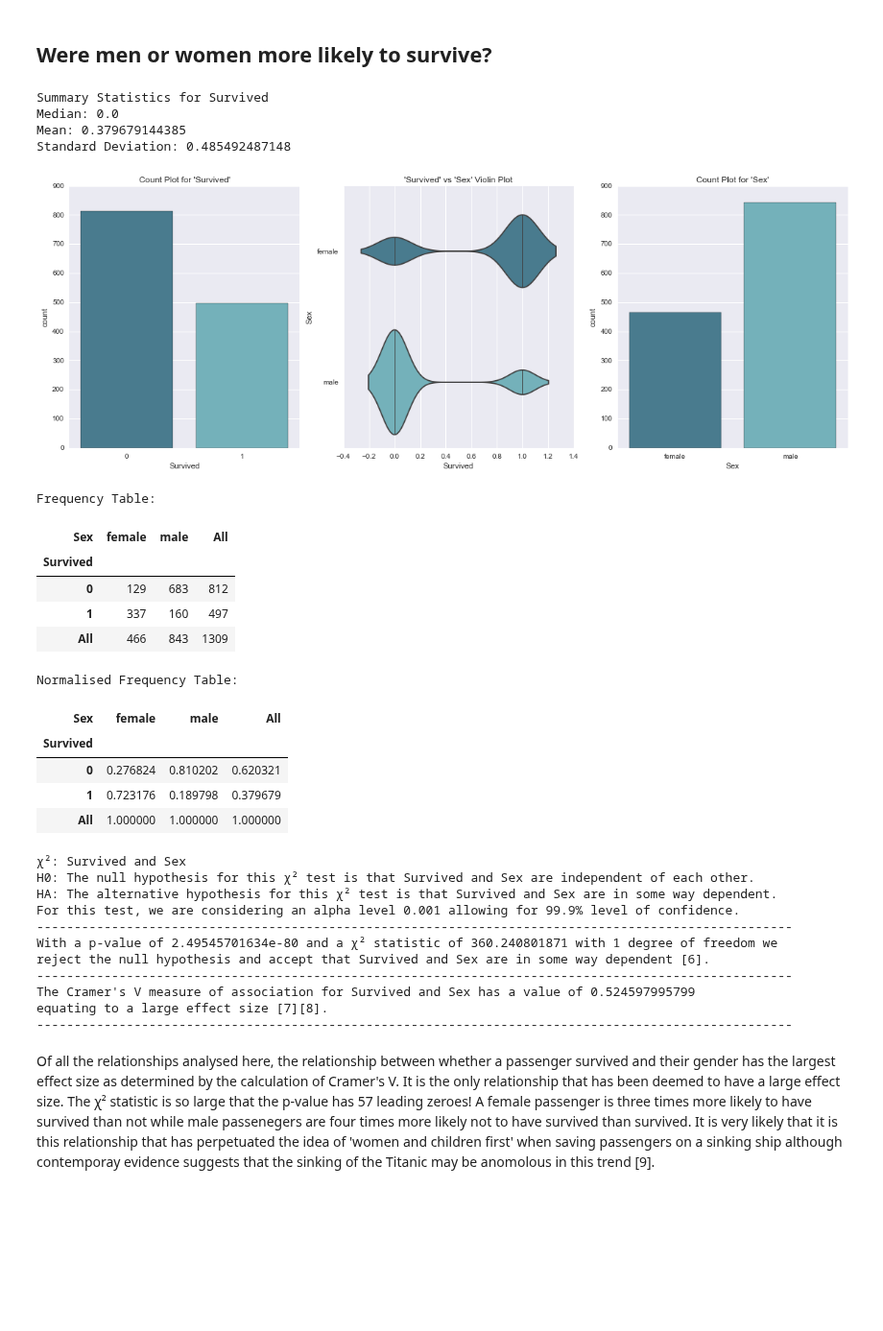
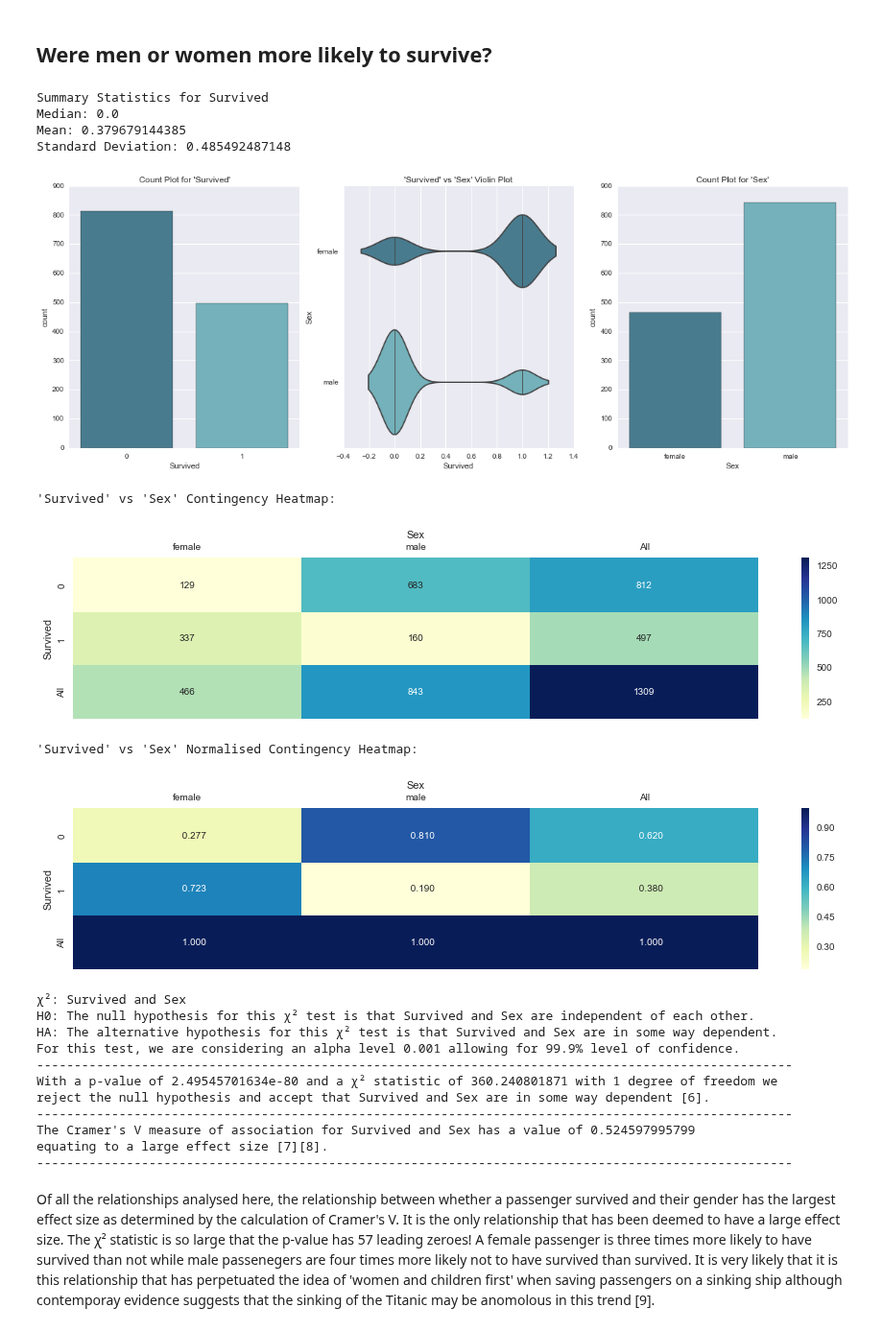
Before and after one commit to eminnett/da-nanodegree-investigate-a-dataset, a Jupyter notebook: investigating_the_titanic_dataset.ipynb, the cells around one changed output. Shown at 96% size. Saved outputs shown, nothing was run; the diff lists cells and outputs as text; code cells hidden in the pictures; blank space fills up the shorter version.

```diff
--- a/investigating_the_titanic_dataset.ipynb
+++ b/investigating_the_titanic_dataset.ipynb
@@ -497,32 +490,24 @@ Sadly, passengers with higher socio-econmic status were more likely to survive.
 # %%
 descriptive_statistics_of_numeric_series('Survived', "Survived")
 visual_analysis_of_two_categorical_variables('Survived', 'Sex')
 
-print "Frequency Table:"
-display(table_of_frequencies('Survived', 'Sex', mod_titanic_df, margins=True))
+heatmap_title = "'Survived' vs 'Sex' Contingency Heatmap:"
+heatmap(table_of_frequencies('Survived', 'Sex', mod_titanic_df), heatmap_title)
 
-print "Normalised Frequency Table:"
-display(table_of_frequencies('Survived', 'Sex', mod_titanic_df, margins=True, normalise=True))
+heatmap_title = "'Survived' vs 'Sex' Normalised Contingency Heatmap:"
+heatmap(table_of_frequencies('Survived', 'Sex', mod_titanic_df, normalise=True), heatmap_title)
 
 chi_squared_and_carmers_v_anlysis('Survived', 'Sex')
 # %% [output]
 Summary Statistics for Survived
 Median: 0.0
 Mean: 0.379679144385
 Standard Deviation: 0.485492487148
 [figure]
-Frequency Table:
+'Survived' vs 'Sex' Contingency Heatmap:
-| Sex | female | male | All |
-| Survived |  |  |  |
-| 0 | 129 | 683 | 812 |
-| 1 | 337 | 160 | 497 |
-| All | 466 | 843 | 1309 |
+[figure, added]
-Normalised Frequency Table:
+'Survived' vs 'Sex' Normalised Contingency Heatmap:
-| Sex | female | male | All |
-| Survived |  |  |  |
-| 0 | 0.276824 | 0.810202 | 0.620321 |
-| 1 | 0.723176 | 0.189798 | 0.379679 |
-| All | 1.000000 | 1.000000 | 1.000000 |
+[figure, added]
 χ²: Survived and Sex
 H0: The null hypothesis for this χ² test is that Survived and Sex are independent of each other.
 HA: The alternative hypothesis for this χ² test is that Survived and Sex are in some way dependent.
```
Also changed, not shown: parts of 7 cells of this notebook.
